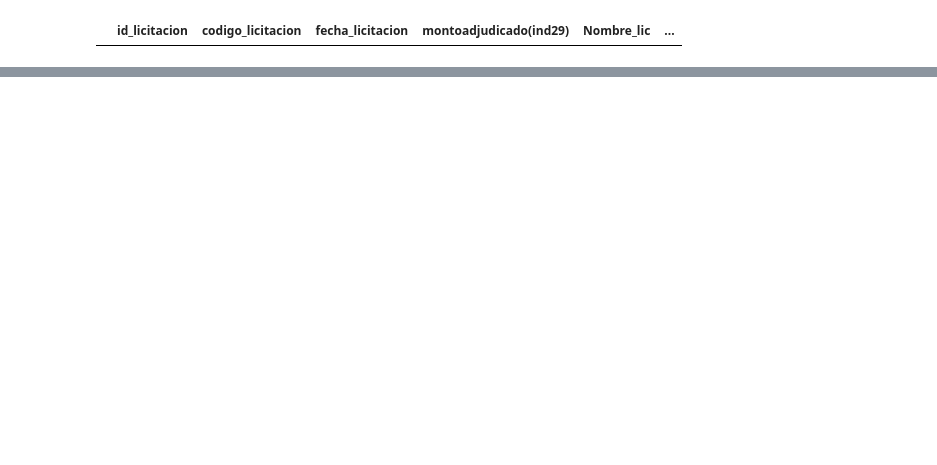
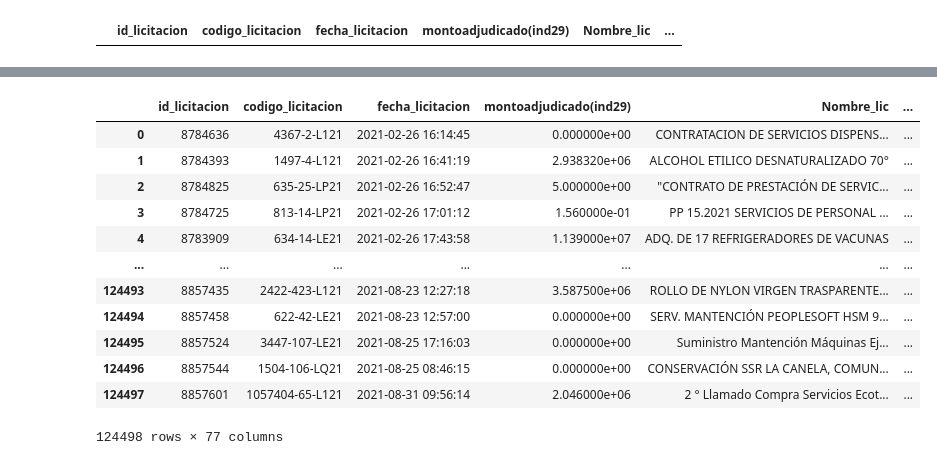
Before and after one commit to josemoragonzalez/RedFlagsv2, a Jupyter notebook: ETL/8 Datoslicitacion.ipynb, the cells around one changed output, grey strips where cells are left out. Saved outputs shown, nothing was run; the diff lists cells and outputs as text; code cells hidden in the pictures; blank space fills up the shorter version.

```diff
--- a/ETL/8 Datoslicitacion.ipynb
+++ b/ETL/8 Datoslicitacion.ipynb
@@ -544 +546,17 @@ df_serviciosf2['Anio']
 Name: Anio, Length: 1793, dtype: int64
+# %%
+df_lic_ind1
+# %% [output]
+|  | id_licitacion | codigo_licitacion | fecha_licitacion | montoadjudicado(ind29) | Nombre_lic | ... |
+| 0 | 8784636 | 4367-2-L121 | 2021-02-26 16:14:45 | 0.000000e+00 | CONTRATACION DE SERVICIOS DISPENS... | ... |
+| 1 | 8784393 | 1497-4-L121 | 2021-02-26 16:41:19 | 2.938320e+06 | ALCOHOL ETILICO DESNATURALIZADO 70° | ... |
+| 2 | 8784825 | 635-25-LP21 | 2021-02-26 16:52:47 | 5.000000e+00 | "CONTRATO DE PRESTACIÓN DE SERVIC... | ... |
+| 3 | 8784725 | 813-14-LP21 | 2021-02-26 17:01:12 | 1.560000e-01 | PP 15.2021 SERVICIOS DE PERSONAL ... | ... |
+| 4 | 8783909 | 634-14-LE21 | 2021-02-26 17:43:58 | 1.139000e+07 | ADQ. DE 17 REFRIGERADORES DE VACUNAS | ... |
+| ... | ... | ... | ... | ... | ... | ... |
+| 124493 | 8857435 | 2422-423-L121 | 2021-08-23 12:27:18 | 3.587500e+06 | ROLLO DE NYLON VIRGEN TRASPARENTE... | ... |
+| 124494 | 8857458 | 622-42-LE21 | 2021-08-23 12:57:00 | 0.000000e+00 | SERV. MANTENCIÓN PEOPLESOFT HSM 9... | ... |
+| 124495 | 8857524 | 3447-107-LE21 | 2021-08-25 17:16:03 | 0.000000e+00 | Suministro Mantención Máquinas Ej... | ... |
+| 124496 | 8857544 | 1504-106-LQ21 | 2021-08-25 08:46:15 | 0.000000e+00 | CONSERVACIÓN SSR LA CANELA, COMUN... | ... |
+| 124497 | 8857601 | 1057404-65-L121 | 2021-08-31 09:56:14 | 2.046000e+06 | 2 ° Llamado Compra Servicios Ecot... | ... |
+124498 rows × 77 columns
```
Also changed, not shown: parts of 10 cells of this notebook, 9 other files.
